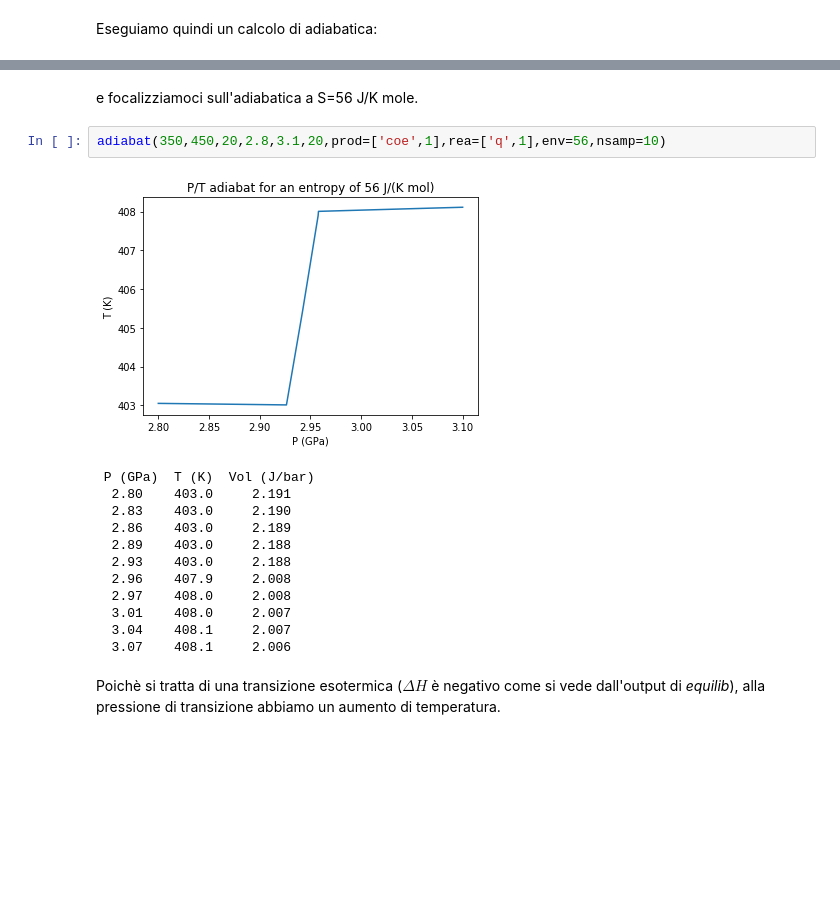
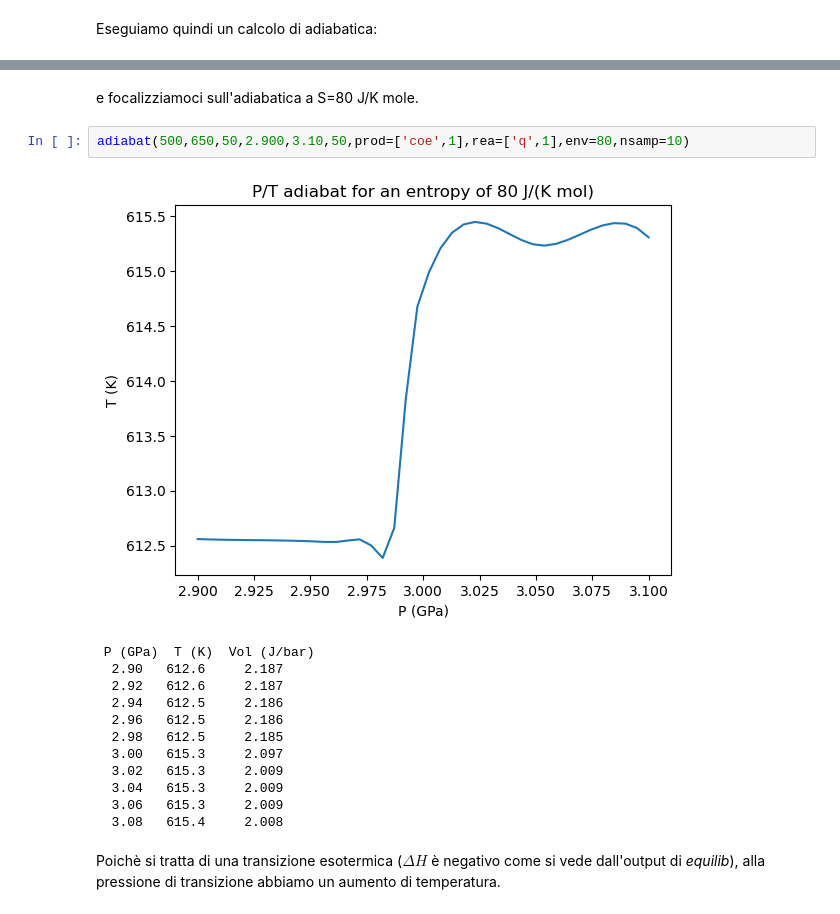
Before and after one commit to Mauro-Prencipe/geochimica, a Jupyter notebook: adiabat.ipynb, the cells around one changed output, grey strips where cells are left out. Saved outputs shown, nothing was run; the diff lists cells and outputs as text; blank space fills up the shorter version.

```diff
--- a/adiabat.ipynb
+++ b/adiabat.ipynb
@@ -377,20 +376,20 @@ adiabat(300,800,20,2.8,3.1,20,prod=['coe',1],rea=['q',1])
 # %% [markdown]
-e focalizziamoci sull'adiabatica a S=56 J/K mole.
+e focalizziamoci sull'adiabatica a S=80 J/K mole.
 # %%
-adiabat(350,450,20,2.8,3.1,20,prod=['coe',1],rea=['q',1],env=56,nsamp=10)
+adiabat(500,650,50,2.900,3.10,50,prod=['coe',1],rea=['q',1],env=80,nsamp=10)
 # %% [output]
-[figure, old version]
+[figure, new version]
  P (GPa)  T (K)  Vol (J/bar)
-  2.80    403.0     2.191
-  2.83    403.0     2.190
-  2.86    403.0     2.189
-  2.89    403.0     2.188
-  2.93    403.0     2.188
-  2.96    407.9     2.008
-  2.97    408.0     2.008
-  3.01    408.0     2.007
-  3.04    408.1     2.007
-  3.07    408.1     2.006
+  2.90   612.6     2.187
+  2.92   612.6     2.187
+  2.94   612.5     2.186
+  2.96   612.5     2.186
+  2.98   612.5     2.185
+  3.00   615.3     2.097
+  3.02   615.3     2.009
+  3.04   615.3     2.009
+  3.06   615.3     2.009
+  3.08   615.4     2.008
 # %% [markdown]
 Poichè si tratta di una transizione esotermica ($\Delta H$ è negativo come si vede dall'output di *equilib*), alla pressione di transizione abbiamo un aumento di temperatura.
 # %% [markdown]
```
Also changed, not shown: parts of 14 cells of this notebook, 1 other file.
